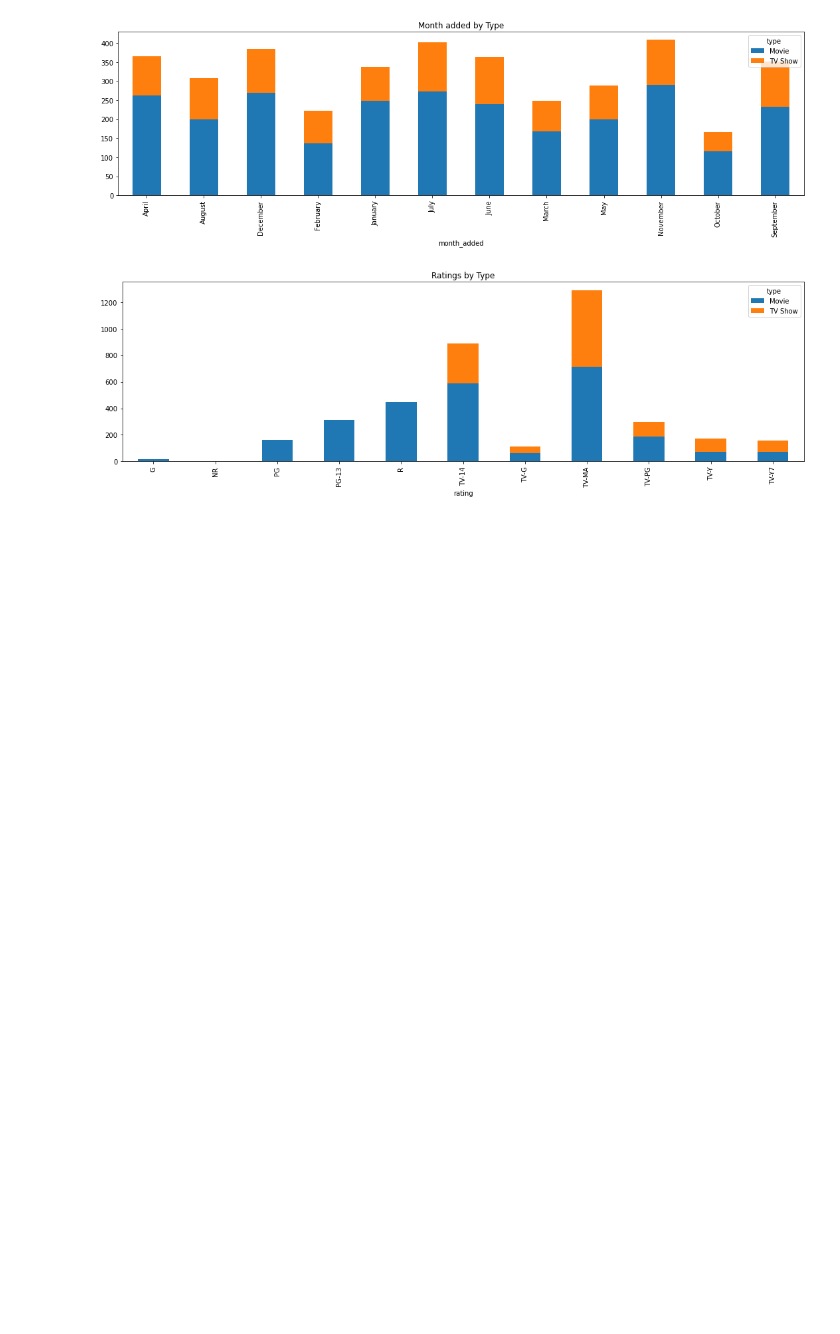
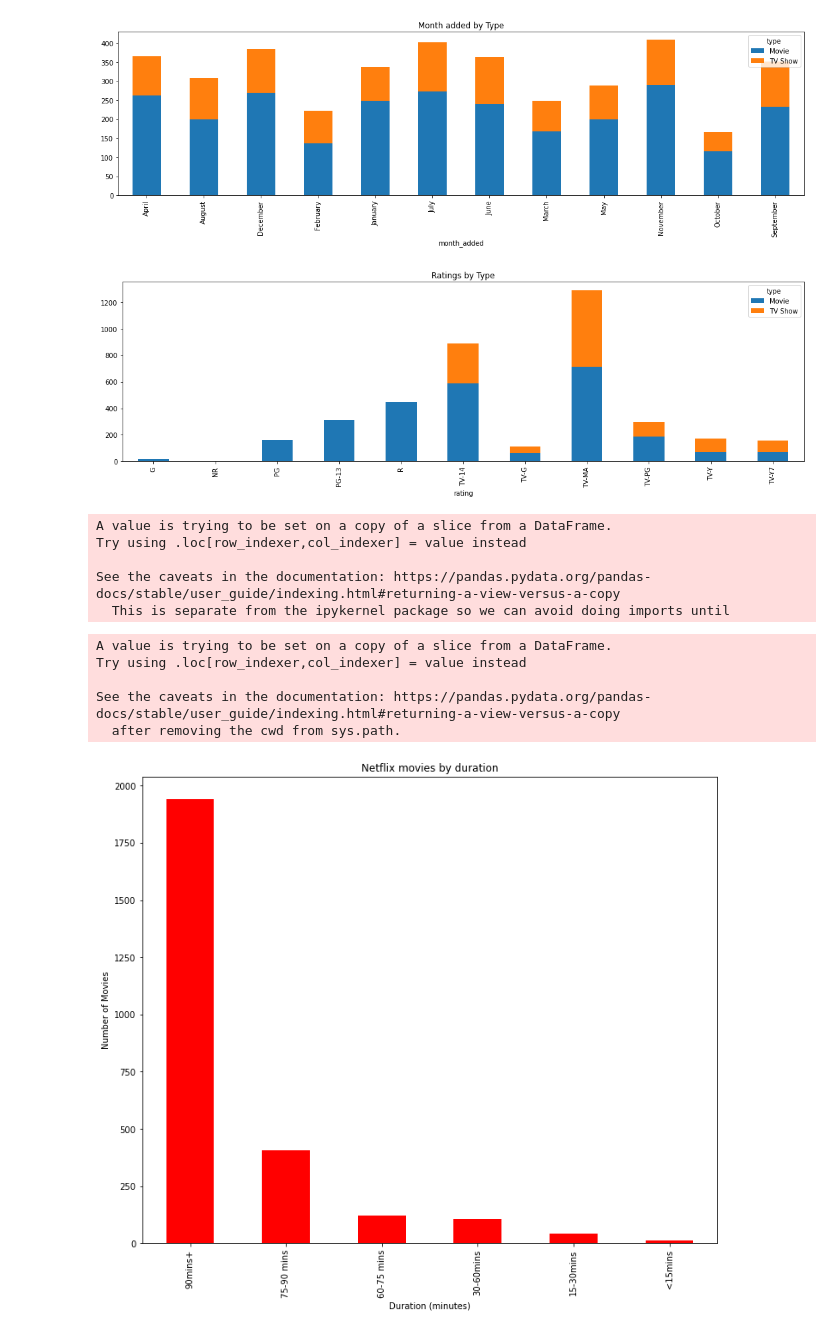
Before and after one commit to Frankr22/Streaming-Services-Comparison-Netflix-vs.-Disney, a Jupyter notebook: netflix.ipynb, the cells around one changed output. Saved outputs shown, nothing was run; the diff lists cells and outputs as text; code cells hidden in the pictures; blank space fills up the shorter version.

```diff
--- a/netflix.ipynb
+++ b/netflix.ipynb
@@ -284,3 +293,31 @@ plt.tight_layout()
 # %% [output]
 [figure]
+# %%
+# duration by type - Movies
+movie_df = res.loc[res['type']=='Movie',:]
+movie_df['duration(int)'] = pd.to_numeric(movie_df['duration'].str.split().str.get(0))
+# %% [output]
+A value is trying to be set on a copy of a slice from a DataFrame.
+Try using .loc[row_indexer,col_indexer] = value instead
+
+See the caveats in the documentation: https://pandas.pydata.org/pandas-docs/stable/user_guide/indexing.html#returning-a-view-versus-a-copy
+  This is separate from the ipykernel package so we can avoid doing imports until
+# %%
+movie_df.dtypes
+bins = [0,15,30,60,75,90,300]
+labels = ['<15mins', '15-30mins','30-60mins', '60-75 mins', '75-90 mins','90mins+']
+movie_df['duration interval'] = pd.cut(movie_df['duration(int)'],bins=bins, labels=labels)
+length_data = movie_df['duration interval'].value_counts()
+
+fig8 = length_data.plot(kind = "bar", figsize=(12,10),color="red", title="Netflix movies by duration")
+fig8.set_xlabel("Duration (minutes)")
+fig8.set_ylabel("Number of Movies")
+plt.savefig('Data/fig8.png')
+# %% [output]
+A value is trying to be set on a copy of a slice from a DataFrame.
+Try using .loc[row_indexer,col_indexer] = value instead
+
+See the caveats in the documentation: https://pandas.pydata.org/pandas-docs/stable/user_guide/indexing.html#returning-a-view-versus-a-copy
+  after removing the cwd from sys.path.
+[figure, added]
 # %%
```
Also changed, not shown: parts of 10 cells of this notebook, 10 other files.
